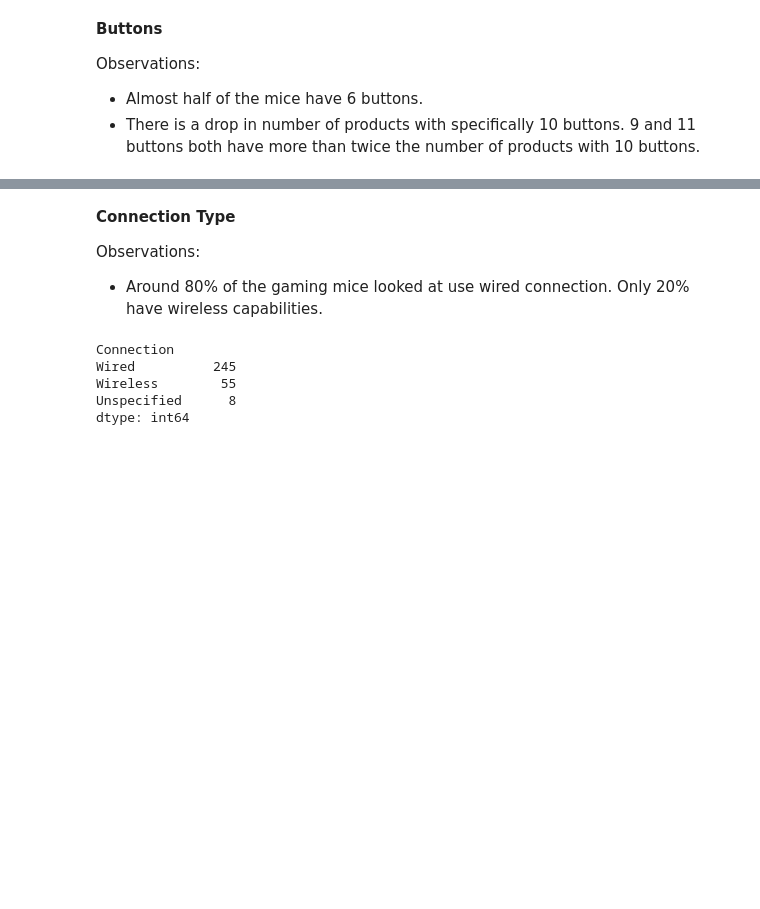
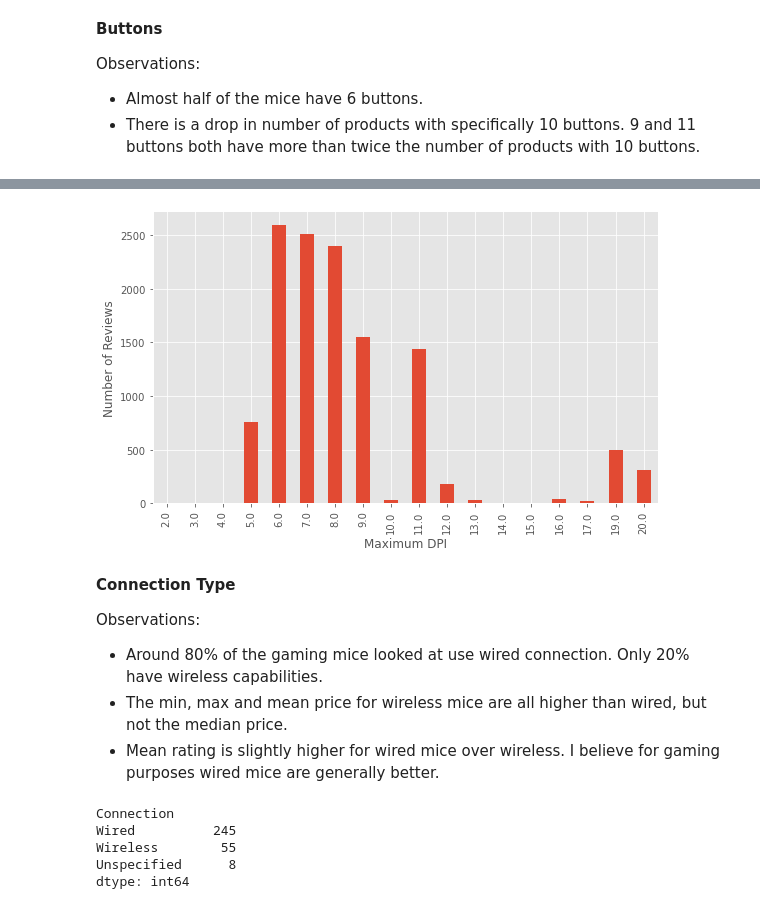
Before and after one commit to Cheng0118/NYCDSA-Web-Scraping-Project, a Jupyter notebook: Mice.ipynb, the cells around one changed output, grey strips where cells are left out. Drawn from its saved outputs; the diff is of its cells as text; code cells hidden in the pictures; blank space fills up the shorter version.

```diff
--- a/Mice.ipynb
+++ b/Mice.ipynb
@@ -199,8 +229,20 @@ plt.show()
+# %%
+fig=plt.figure(figsize=(8,5))
+mice.groupby('Buttons')['Reviews'].sum().plot.bar()
+plt.xlabel('Maximum DPI')
+plt.ylabel('Number of Reviews')
+plt.tight_layout()
+fig.savefig('Buttons2.png')
+plt.show()
+# %% [output]
+[figure, added]
 # %% [markdown]
 **Connection Type**
 
 Observations:
 - Around 80% of the gaming mice looked at use wired connection. Only 20% have wireless capabilities.
+- The min, max and mean price for wireless mice are all higher than wired, but not the median price.
+- Mean rating is slightly higher for wired mice over wireless. I believe for gaming purposes wired mice are generally better.
 # %%
 mice.groupby([mice['Connection'].fillna('Unspecified')]).size().sort_values(ascending = False)
 # %% [output]
```
Also changed, not shown: parts of 22 cells of this notebook, 3 other files.
